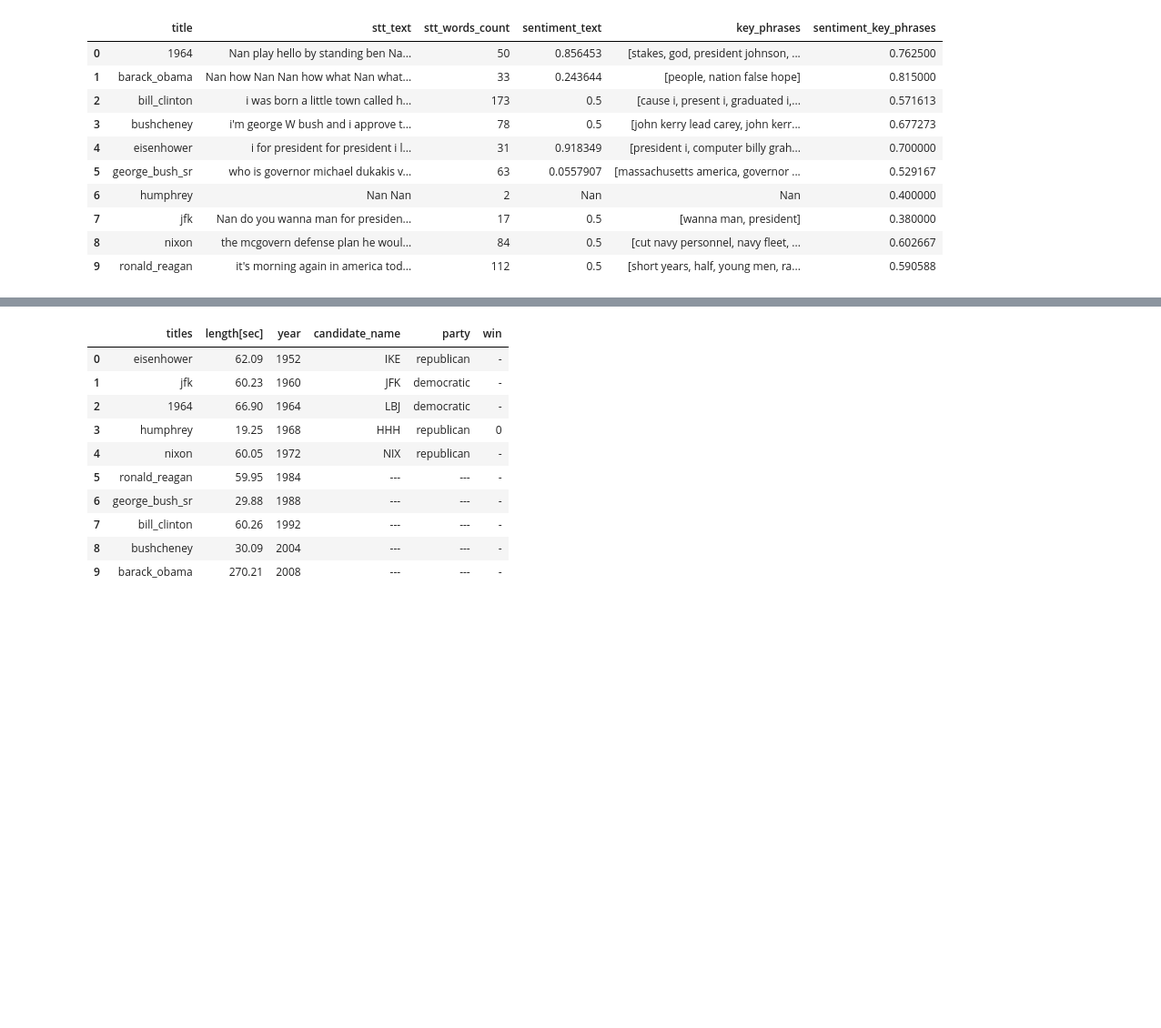
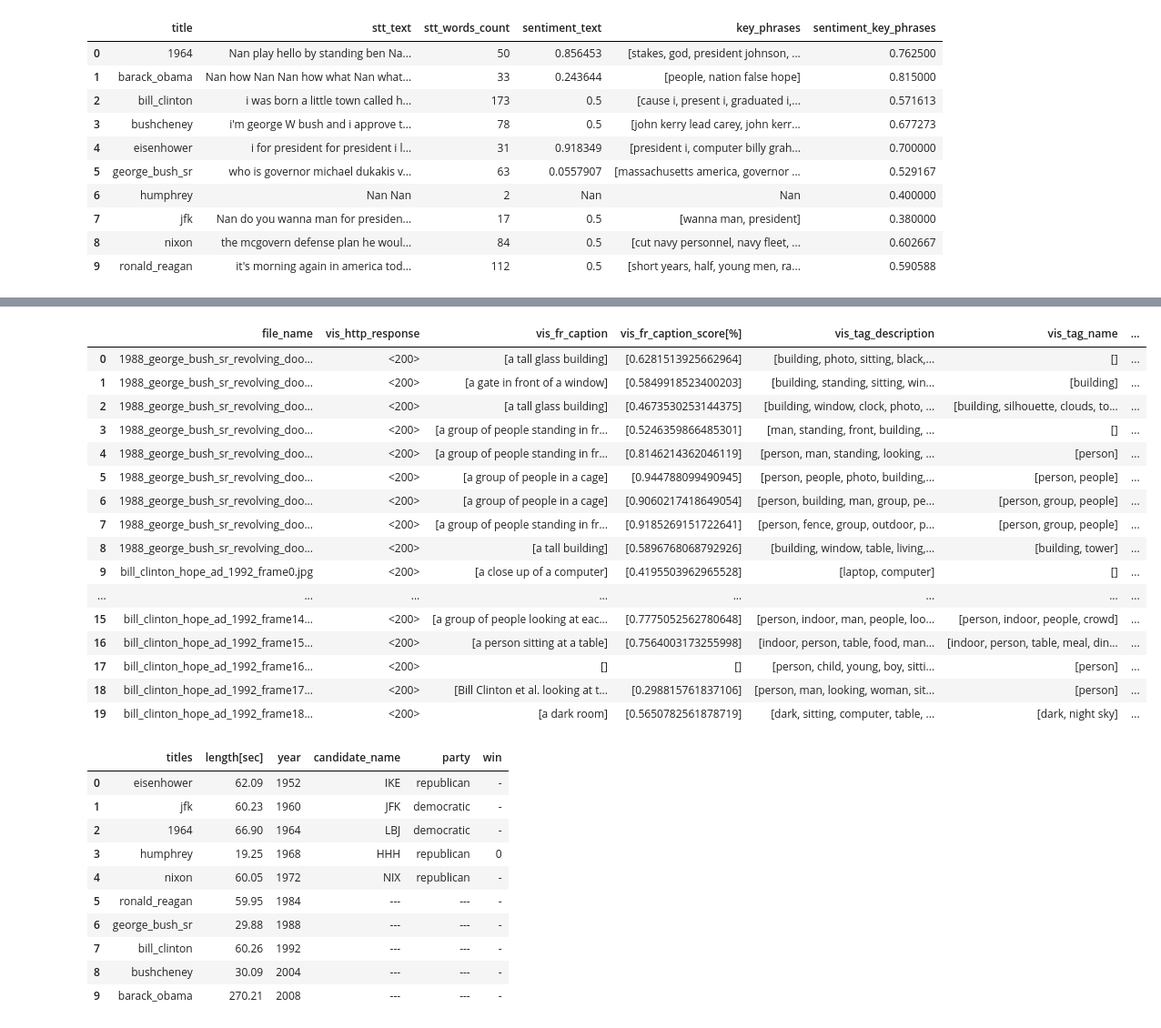
Before and after one commit to IQSS/dss-workshops-archived, a Jupyter notebook: public_cloud_computing/experiment/FE/FE.ipynb, the cells around one changed output, grey strips where cells are left out. Shown at 91% size. Drawn from its saved outputs; the diff is of its cells as text; code cells hidden in the pictures; blank space fills up the shorter version.

Commit message:
Updated experiment turtorials. Cleaned text and code.

```diff
--- a/public_cloud_computing/experiment/FE/FE.ipynb
+++ b/public_cloud_computing/experiment/FE/FE.ipynb
@@ -836,0 +640,23 @@ df_text_analytics
+# %%
+#set service name
+SERVICE_NAME = 'COMPUTER_VISION' #add here: STORAGE, FACE, COMPUTER_VISION, SPEECH_RECOGNITION, TEXT_ANALYTICS, ML_STUDIO
+
+#call function to retrive keys
+storage_keys = retrive_keys(SERVICE_NAME, PATH_TO_KEYS, KEYS_FILE_NAME)
+
+#set text analytics keys
+COMPUTER_VISION_KEY = storage_keys['API_KEY']
+
+#configure API access to request text analytics service
+URI_ANALYZE = 'https://eastus.api.cognitive.microsoft.com/vision/v1.0/analyze'
+URI_OCR = 'https://eastus.api.cognitive.microsoft.com/vision/v1.0/ocr'
+
+#set REST headers
+headers = {}
+headers['Ocp-Apim-Subscription-Key'] = COMPUTER_VISION_KEY
+headers['Content-Type'] = 'application/json'
+headers['Accept'] = 'application/json'
+
+#set api request parameters
+params_set = {}
+params_set['visualFeatures'] = 'Categories,Tags,Description,Faces,ImageType,Color,Adult'
@@ -837 +851,39 @@ df_text_analytics
+# %%
+#display results
+log_ta_response = {'file_name' : blob_list,
+                   'vis_http_response' :  response_status,
+                   'vis_fr_caption' : fr_caption,
+                   'vis_fr_caption_score[%]' : fr_caption_confidence,
+                   'vis_tag_description': fr_tag_description,
+                   'vis_tag_name' :  fr_tag_name,
+                   'vis_tag_confidence' :  fr_tag_confidence,
+                   'vis_face_gender' : fr_face_gender,
+                   'vis_face_age' : fr_face_age,
+                   'vis_ocr' : fr_ocr_words,
+                   'vis_fr_category' : fr_category,
+                   'vis_fr_category_score[%]' : fr_category_confidence,
+                   'vis_fr_celebrities' : fr_detail_celebrities,
+                   'vis_fr_celebrities_score[%]' : fr_detail_celebrities_confidence}
+
+df_log_ta_response = pd.DataFrame.from_dict(log_ta_response, orient='index')
+df_log_ta_response = df_log_ta_response.transpose()
+df_log_ta_response[df_log_ta_response['vis_http_response'] == '<200>']
+# %% [output]
+|  | file_name | vis_http_response | vis_fr_caption | vis_fr_caption_score[%] | vis_tag_description | vis_tag_name | ... |
+| 0 | 1988_george_bush_sr_revolving_doo... | <200> | [a tall glass building] | [0.6281513925662964] | [building, photo, sitting, black,... | [] | ... |
+| 1 | 1988_george_bush_sr_revolving_doo... | <200> | [a gate in front of a window] | [0.5849918523400203] | [building, standing, sitting, win... | [building] | ... |
+| 2 | 1988_george_bush_sr_revolving_doo... | <200> | [a tall glass building] | [0.4673530253144375] | [building, window, clock, photo, ... | [building, silhouette, clouds, to... | ... |
+| 3 | 1988_george_bush_sr_revolving_doo... | <200> | [a group of people standing in fr... | [0.5246359866485301] | [man, standing, front, building, ... | [] | ... |
+| 4 | 1988_george_bush_sr_revolving_doo... | <200> | [a group of people standing in fr... | [0.8146214362046119] | [person, man, standing, looking, ... | [person] | ... |
+| 5 | 1988_george_bush_sr_revolving_doo... | <200> | [a group of people in a cage] | [0.944788099490945] | [person, people, photo, building,... | [person, people] | ... |
+| 6 | 1988_george_bush_sr_revolving_doo... | <200> | [a group of people in a cage] | [0.9060217418649054] | [person, building, man, group, pe... | [person, group, people] | ... |
+| 7 | 1988_george_bush_sr_revolving_doo... | <200> | [a group of people standing in fr... | [0.9185269151722641] | [person, fence, group, outdoor, p... | [person, group, people] | ... |
+| 8 | 1988_george_bush_sr_revolving_doo... | <200> | [a tall building] | [0.5896768068792926] | [building, window, table, living,... | [building, tower] | ... |
+| 9 | bill_clinton_hope_ad_1992_frame0.jpg | <200> | [a close up of a computer] | [0.4195503962965528] | [laptop, computer] | [] | ... |
+| ... | ... | ... | ... | ... | ... | ... | ... |
+| 15 | bill_clinton_hope_ad_1992_frame14... | <200> | [a group of people looking at eac... | [0.7775052562780648] | [person, indoor, man, people, loo... | [person, indoor, people, crowd] | ... |
+| 16 | bill_clinton_hope_ad_1992_frame15... | <200> | [a person sitting at a table] | [0.7564003173255998] | [indoor, person, table, food, man... | [indoor, person, table, meal, din... | ... |
+| 17 | bill_clinton_hope_ad_1992_frame16... | <200> | [] | [] | [person, child, young, boy, sitti... | [person] | ... |
+| 18 | bill_clinton_hope_ad_1992_frame17... | <200> | [Bill Clinton et al. looking at t... | [0.298815761837106] | [person, man, looking, woman, sit... | [person] | ... |
+| 19 | bill_clinton_hope_ad_1992_frame18... | <200> | [a dark room] | [0.5650782561878719] | [dark, sitting, computer, table, ... | [dark, night sky] | ... |
 # %%
```
Also changed, not shown: parts of 87 cells of this notebook, 1 other file.
